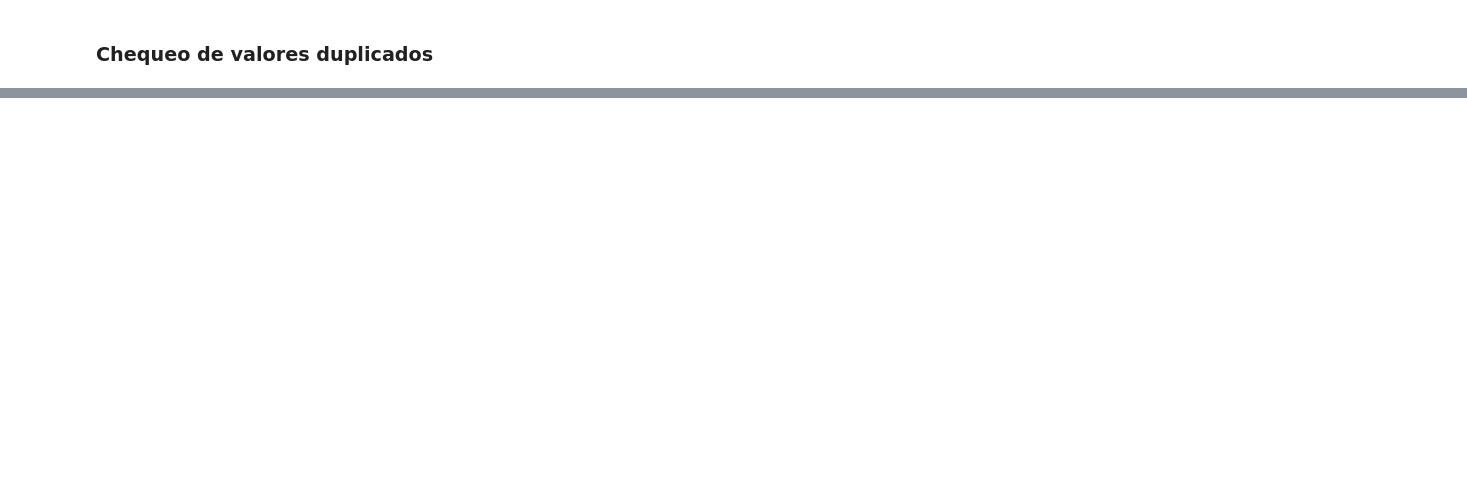
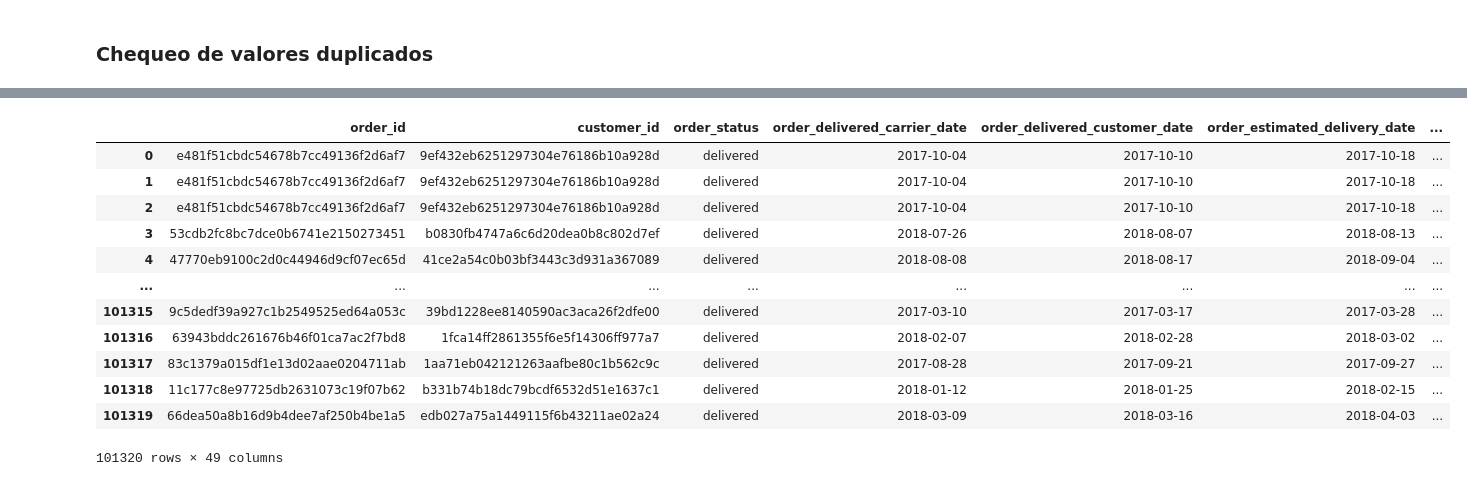
Before and after one commit to cgimenez92/trabajo_practico_PP4, a Jupyter notebook: TP_PP4.ipynb, the cells around one changed output, grey strips where cells are left out. Cells and saved outputs as stored; diff of their text form; code cells hidden in the pictures; blank space fills up the shorter version.

Commit message:
Merge DF

```diff
--- a/TP_PP4.ipynb
+++ b/TP_PP4.ipynb
@@ -283,0 +316,2 @@ display(df_olist_orders_dataset[(df_olist_orders_dataset['order_status'] == 'del
+# %%
+df_orders.drop(df_orders[(df_orders['order_status'] != 'canceled') & (df_orders['order_approved_at_date'].isna())].index, inplace=True)
@@ -311,0 +367,23 @@ df_olist_orders_dataset[df_olist_orders_dataset['order_id'] == '03caa2c082116e1d
+# %%
+df = df_orders.merge(df_order_items, on='order_id', how='inner')
+df = df.merge(df_order_payments, on='order_id', how='inner', validate='m:m')
+df = df.merge(df_order_reviews, on='order_id', how='inner')
+df = df.merge(df_products, on='product_id', how='inner')
+df = df.merge(df_customers, on='customer_id', how='inner')
+df = df.merge(df_sellers, on='seller_id', how='inner')
+# %%
+df
+# %% [output]
+|  | order_id | customer_id | order_status | order_delivered_carrier_date | order_delivered_customer_date | order_estimated_delivery_date | ... |
+| 0 | e481f51cbdc54678b7cc49136f2d6af7 | 9ef432eb6251297304e76186b10a928d | delivered | 2017-10-04 | 2017-10-10 | 2017-10-18 | ... |
+| 1 | e481f51cbdc54678b7cc49136f2d6af7 | 9ef432eb6251297304e76186b10a928d | delivered | 2017-10-04 | 2017-10-10 | 2017-10-18 | ... |
+| 2 | e481f51cbdc54678b7cc49136f2d6af7 | 9ef432eb6251297304e76186b10a928d | delivered | 2017-10-04 | 2017-10-10 | 2017-10-18 | ... |
+| 3 | 53cdb2fc8bc7dce0b6741e2150273451 | b0830fb4747a6c6d20dea0b8c802d7ef | delivered | 2018-07-26 | 2018-08-07 | 2018-08-13 | ... |
+| 4 | 47770eb9100c2d0c44946d9cf07ec65d | 41ce2a54c0b03bf3443c3d931a367089 | delivered | 2018-08-08 | 2018-08-17 | 2018-09-04 | ... |
+| ... | ... | ... | ... | ... | ... | ... | ... |
+| 101315 | 9c5dedf39a927c1b2549525ed64a053c | 39bd1228ee8140590ac3aca26f2dfe00 | delivered | 2017-03-10 | 2017-03-17 | 2017-03-28 | ... |
+| 101316 | 63943bddc261676b46f01ca7ac2f7bd8 | 1fca14ff2861355f6e5f14306ff977a7 | delivered | 2018-02-07 | 2018-02-28 | 2018-03-02 | ... |
+| 101317 | 83c1379a015df1e13d02aae0204711ab | 1aa71eb042121263aafbe80c1b562c9c | delivered | 2017-08-28 | 2017-09-21 | 2017-09-27 | ... |
+| 101318 | 11c177c8e97725db2631073c19f07b62 | b331b74b18dc79bcdf6532d51e1637c1 | delivered | 2018-01-12 | 2018-01-25 | 2018-02-15 | ... |
+| 101319 | 66dea50a8b16d9b4dee7af250b4be1a5 | edb027a75a1449115f6b43211ae02a24 | delivered | 2018-03-09 | 2018-03-16 | 2018-04-03 | ... |
+101320 rows × 49 columns
```
Also changed, not shown: parts of 33 cells of this notebook.
